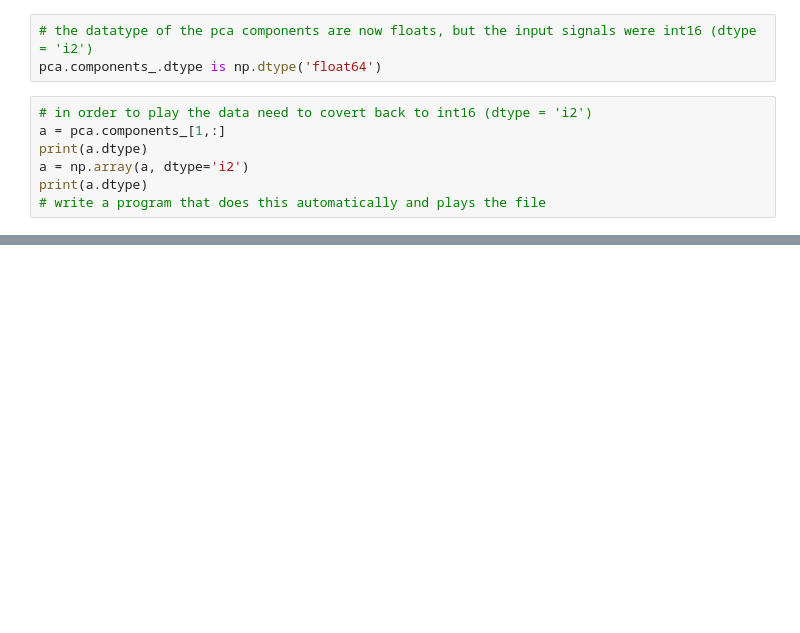
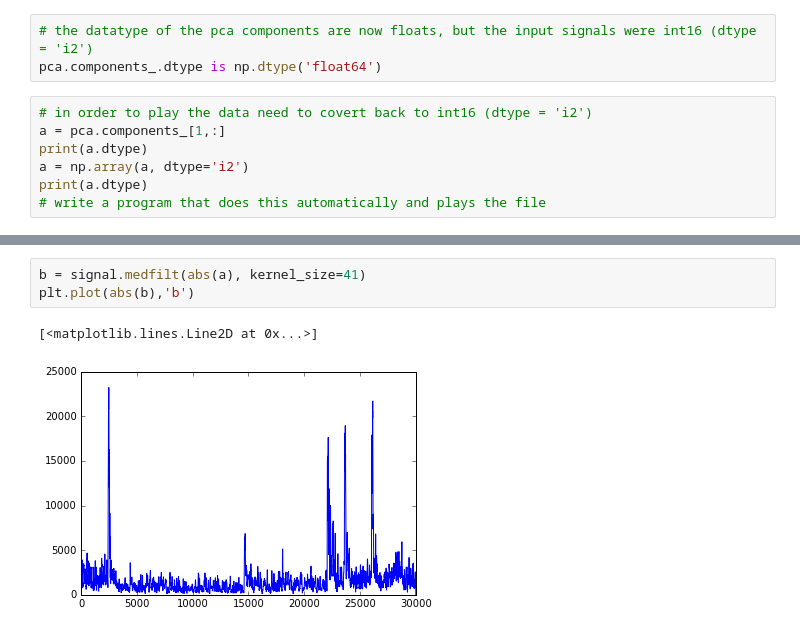
Before and after one commit to thonstad/acoustical_monitoring, a Jupyter notebook: notebooks/automatic_sync_testing_notebook.ipynb, the cells around one changed output, grey strips where cells are left out. Saved outputs shown, nothing was run; the diff lists cells and outputs as text; blank space fills up the shorter version.

```diff
--- a/notebooks/automatic_sync_testing_notebook.ipynb
+++ b/notebooks/automatic_sync_testing_notebook.ipynb
@@ -220,0 +242,6 @@ plt.draw()
+# %%
+b = signal.medfilt(abs(a), kernel_size=41)
+plt.plot(abs(b),'b')
+# %% [output]
+[<matplotlib.lines.Line2D at 0x...>]
+[figure, added]
```
Also changed, not shown: parts of 13 cells of this notebook, 11 other files.
